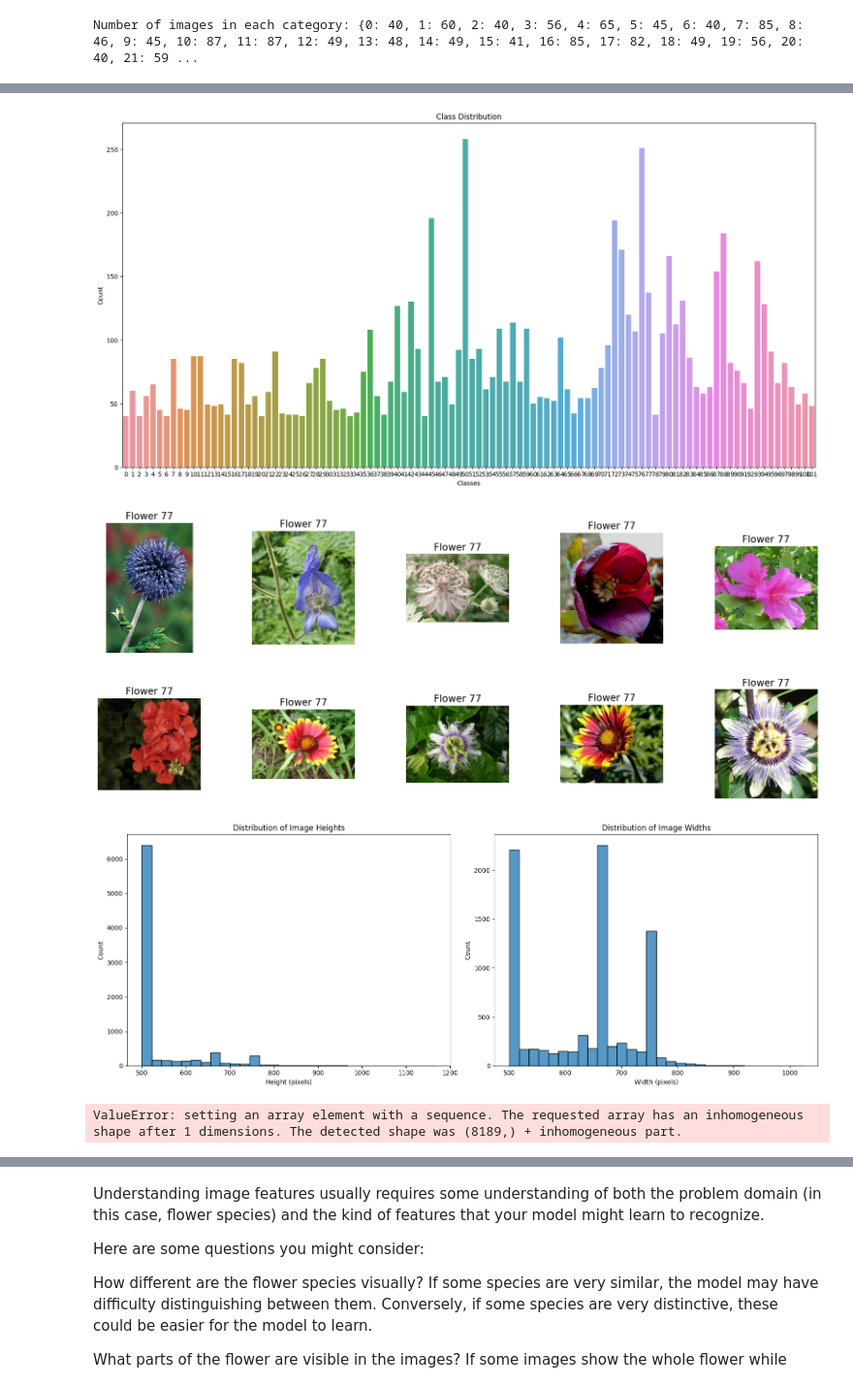
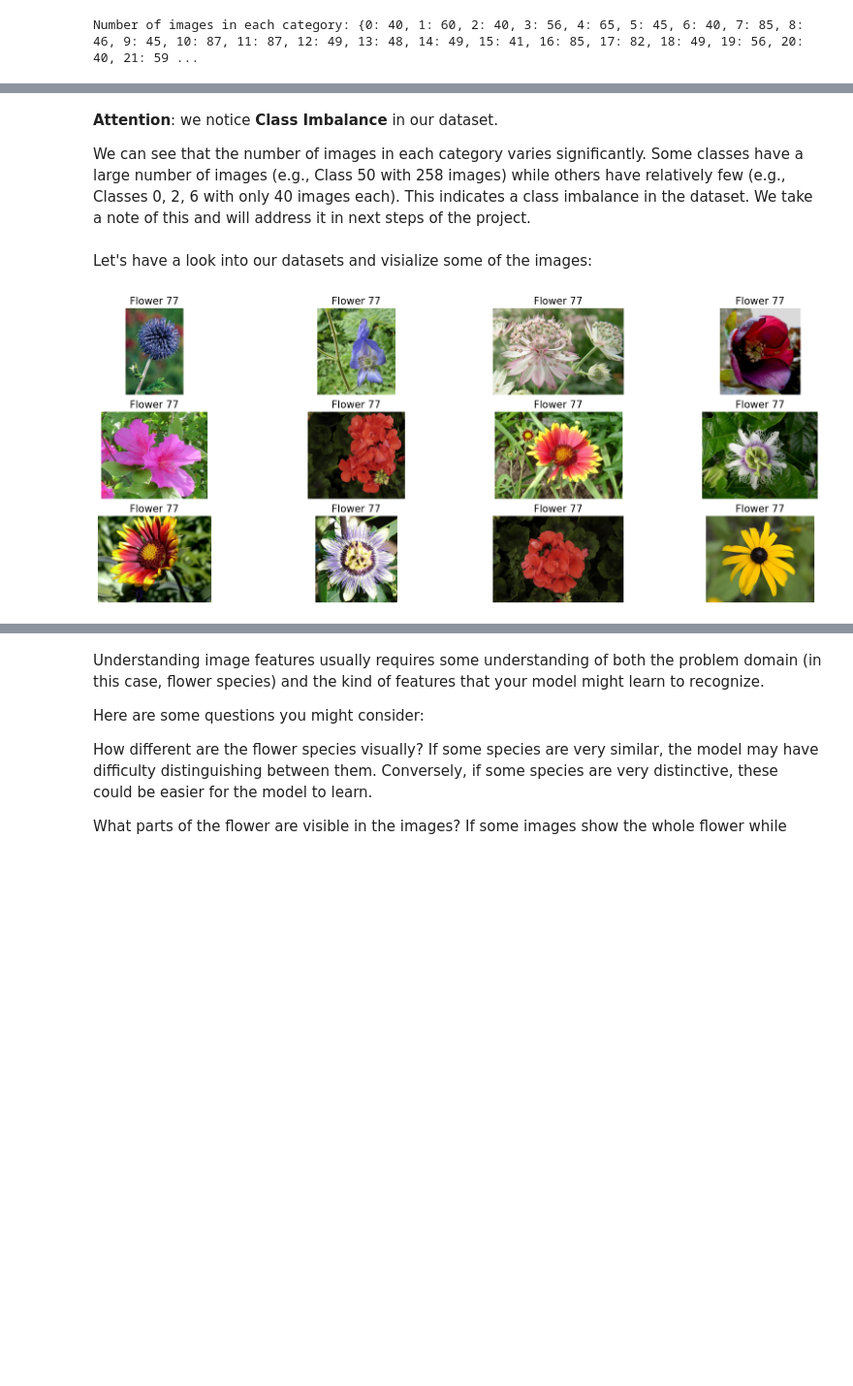
Before and after one commit to MahnazRabbani/bloom-classifier, a Jupyter notebook: notebooks/EDA.ipynb, the cells around one changed output, grey strips where cells are left out. Shown at 97% size. Cells and saved outputs as stored; diff of their text form; code cells hidden in the pictures; blank space fills up the shorter version.

```diff
--- a/notebooks/EDA.ipynb
+++ b/notebooks/EDA.ipynb
@@ -104,76 +136,19 @@ Number of images in each category: {0: 40, 1: 60, 2: 40, 3: 56, 4: 65, 5: 45, 6:
+# %% [markdown]
+**Attention**: we notice **Class Imbalance** in our dataset.
+
+We can see that the number of images in each category varies significantly. Some classes have a large number of images (e.g., Class 50 with 258 images) while others have relatively few (e.g., Classes 0, 2, 6 with only 40 images each). This indicates a class imbalance in the dataset. We take a note of this and will address it in next steps of the project.
+# %% [markdown]
+Let's have a look into our datasets and visialize some of the images:
 # %%
-import os
-import cv2
-import numpy as np
-import matplotlib.pyplot as plt
-import seaborn as sns
-from scipy.io import loadmat
-
-# Load the data
-image_folder = './data/jpg/'
-image_files = [os.path.join(image_folder, file) for file in os.listdir(image_folder)]
-images = [cv2.imread(file) for file in image_files]
-
-# Load the labels
-labels_file = "./data/imagelabels.mat"
-labels = loadmat(labels_file)['labels'][0] - 1  # Adjusting labels to be in the range 0-101
-
-# Check for class imbalance
-plt.figure(figsize=(20, 10))
-sns.countplot(x=labels)
-plt.title('Class Distribution')
-plt.xlabel('Classes')
-plt.ylabel('Count')
-plt.show()
-
 # Visualize some samples
-fig, axs = plt.subplots(2, 5, figsize=(20, 8))  # Adjust this to show as many images as you need
+fig, axs = plt.subplots(3,4, figsize=(20, 8))  # Adjust this to show as many images as you need
 axs = axs.ravel()
 
-for i in np.arange(0, 10):  # Adjust this to show as many images as you need
+for i in np.arange(0, 12):  # Adjust this to show as many images as you need
     axs[i].imshow(cv2.cvtColor(images[i], cv2.COLOR_BGR2RGB))
     axs[i].set_title(f'Flower {labels[i]+1}', fontsize=15)  # Label is +1 because we previously subtracted 1
     axs[i].axis('off')
 
 plt.subplots_adjust(wspace=0.5)
-
-# Check image sizes
-heights = [img.shape[0] for img in images]
-widths = [img.shape[1] for img in images]
-
-plt.figure(figsize=(16, 6))
-plt.subplot(1, 2, 1)
-sns.histplot(heights, bins=30)
-plt.title('Distribution of Image Heights')
-plt.xlabel('Height (pixels)')
-plt.ylabel('Count')
-
-plt.subplot(1, 2, 2)
-sns.histplot(widths, bins=30)
-plt.title('Distribution of Image Widths')
-plt.xlabel('Width (pixels)')
-plt.ylabel('Count')
-
-plt.tight_layout()
-plt.show()
-
-# Examine color distributions
-# For simplicity, we'll look at the distribution of color values for one randomly selected image
-random_image = np.random.choice(images)
-
-plt.figure(figsize=(16, 6))
-colors = ('r', 'g', 'b')
-for i, color in enumerate(colors):
-    histogram = cv2.calcHist([random_image], [i], None, [256], [0, 256])
-    plt.plot(histogram, color=color)
-    plt.xlim([0, 256])
-
-plt.title('Color Distribution for a Random Image')
-plt.xlabel('Pixel Value')
-plt.ylabel('Count')
-plt.show()
 # %% [output]
-[figure, old version]
+[figure, new version]
-[figure, removed]
-[figure, removed]
-ValueError: setting an array element with a sequence. The requested array has an inhomogeneous shape after 1 dimensions. The detected shape was (8189,) + inhomogeneous part.
```
Also changed, not shown: parts of 35 cells of this notebook, 1 other file.
